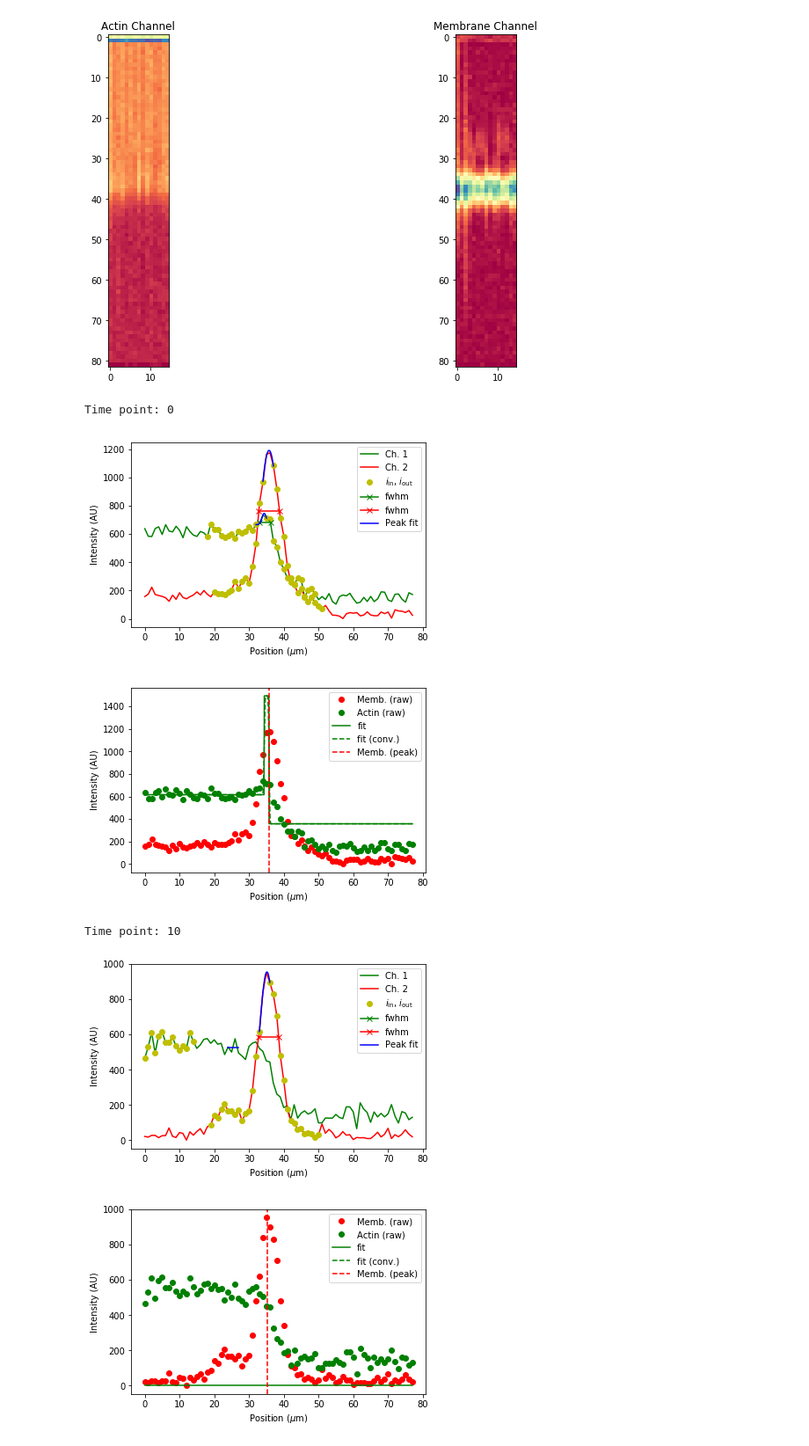
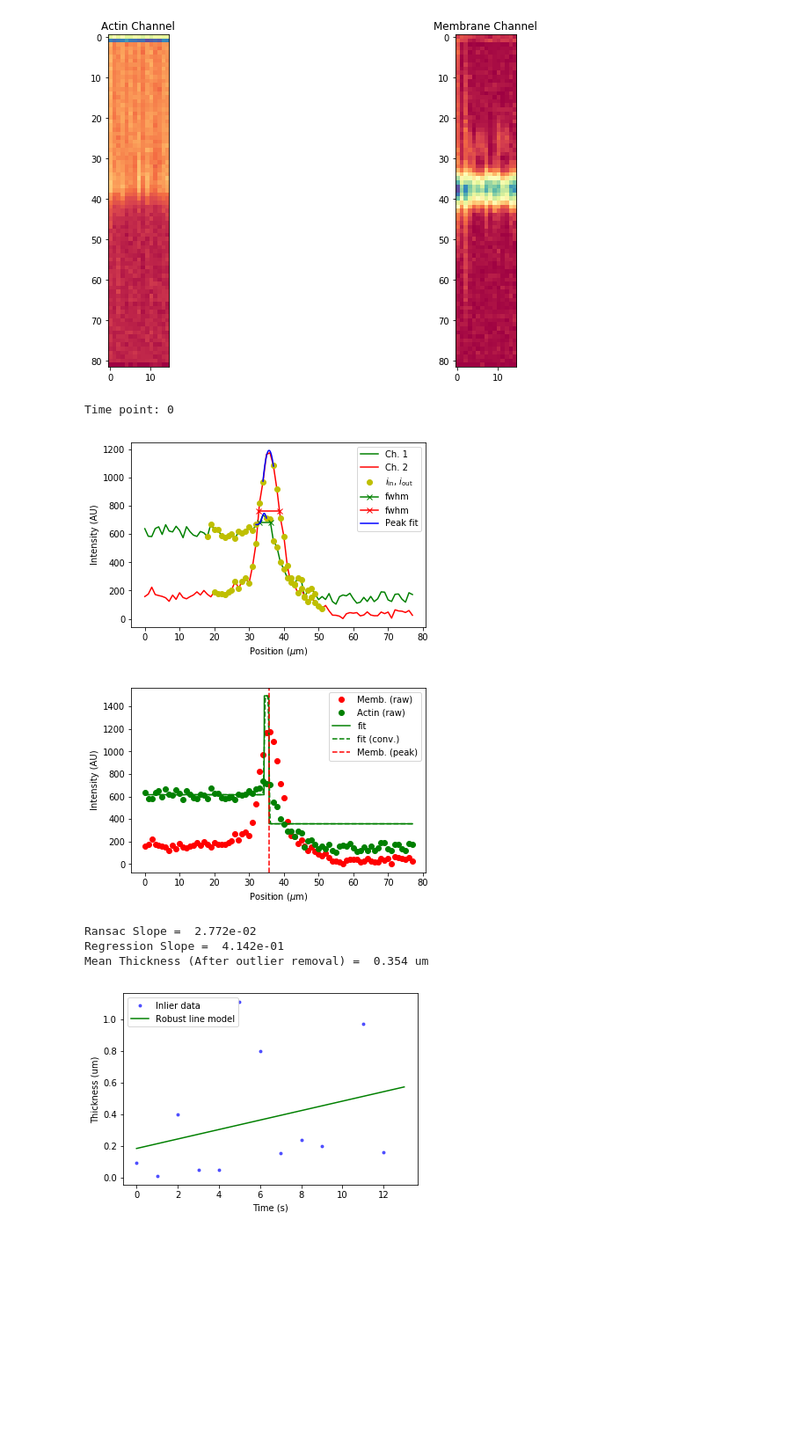
Before and after one commit to oozguc/PyImage, a Jupyter notebook: ObjectClassInstance/CortexThicknessMeasurment.ipynb, the cells around one changed output. Shown at 88% size. Drawn from its saved outputs; the diff is of its cells as text; code cells hidden in the pictures; blank space fills up the shorter version.

```diff
--- a/ObjectClassInstance/CortexThicknessMeasurment.ipynb
+++ b/ObjectClassInstance/CortexThicknessMeasurment.ipynb
@@ -36,13 +36,14 @@ doubleplot(Actin, Membrane, 'Actin Channel', 'Membrane Channel')
 # %%
 %%time
 Thickness, Time = StripFit(Actin, Membrane, Time_unit, Xcalibration, FitaroundInside, FitaroundOutside, psf, inisigmaguess)
 Thickness_time = np.column_stack([Time, Thickness])
 
-show_ransac_points_line(Thickness_time, min_samples=2, residual_threshold=0.5, max_trials=1000, Xrange = Time[-1], displayoutlier = False)
+show_ransac_points_line(Thickness_time, min_samples=2, residual_threshold=0.9, max_trials=1000, Xrange = Time[-1], displayoutlier = False)
 # %% [output]
 Time point: 0
 [figure]
 [figure]
-Time point: 10
+Ransac Slope =  2.772e-02
+Regression Slope =  4.142e-01
+Mean Thickness (After outlier removal) =  0.354 um
-[figure, old version]
+[figure, new version]
-[figure, removed]
```
Also changed, not shown: parts of 2 cells of this notebook, 1 other file.
